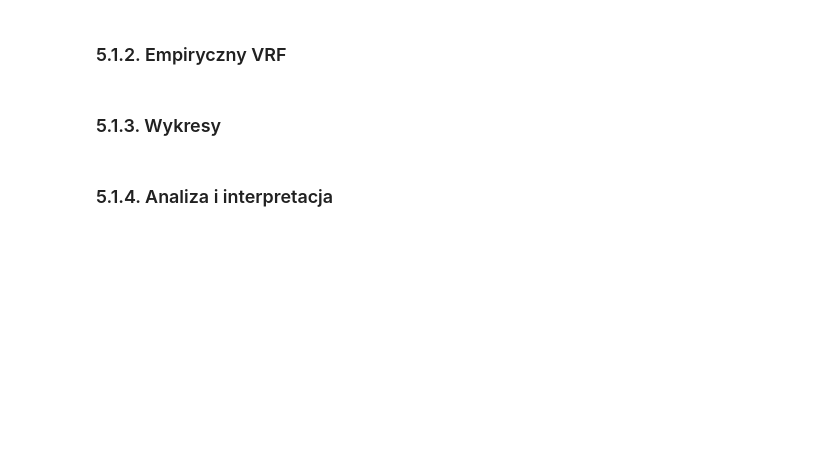
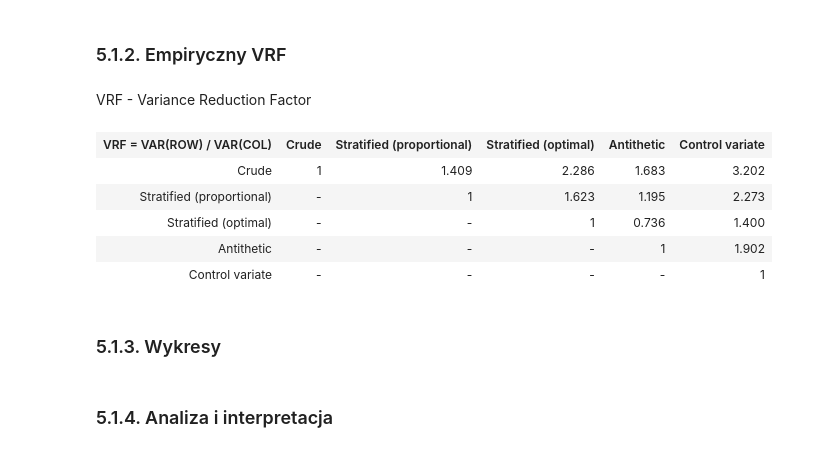
Before and after one commit to miplock/monte_carlo_project_2, a Jupyter notebook: notebooks/general/sketch.ipynb, the cells around one changed output. Drawn from its saved outputs; the diff is of its cells as text; code cells hidden in the pictures; blank space fills up the shorter version.

```diff
--- a/notebooks/general/sketch.ipynb
+++ b/notebooks/general/sketch.ipynb
@@ -363,5 +398,22 @@ df
 # %% [markdown]
 ### 5.1.2. Empiryczny VRF
+# %% [markdown]
+VRF - Variance Reduction Factor
+# %%
+vrf_path = ROOT / "data" / "european_vrf_table.pkl"
+with vrf_path.open("rb") as f:
+    vrf_payload = pickle.load(f)
+
+table = vrf_payload.get("display_table")
+
+display(HTML(_html_table(table)))
+# %% [output]
+| VRF = VAR(ROW) / VAR(COL) | Crude | Stratified (proportional) | Stratified (optimal) | Antithetic | Control variate |
+| Crude | 1 | 1.409 | 2.286 | 1.683 | 3.202 |
+| Stratified (proportional) | - | 1 | 1.623 | 1.195 | 2.273 |
+| Stratified (optimal) | - | - | 1 | 0.736 | 1.400 |
+| Antithetic | - | - | - | 1 | 1.902 |
+| Control variate | - | - | - | - | 1 |
 # %% [markdown]
 ### 5.1.3. Wykresy
 # %%
```
Also changed, not shown: parts of 27 cells of this notebook, 16 other files.
